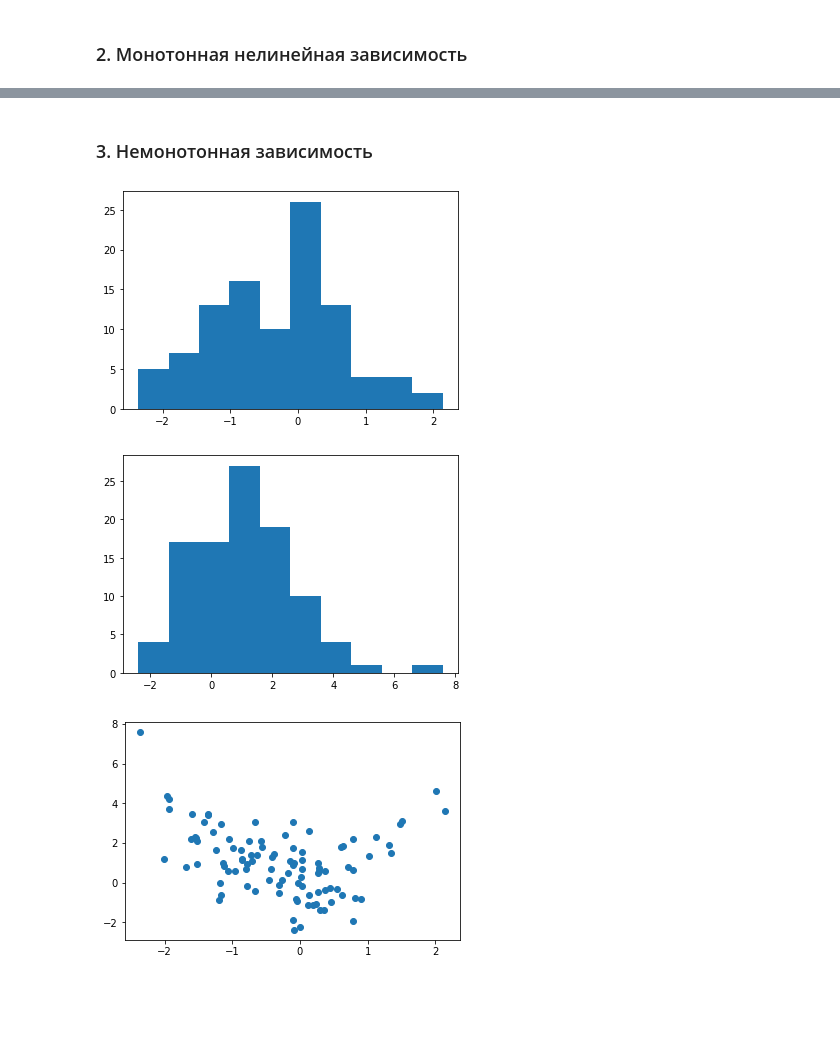
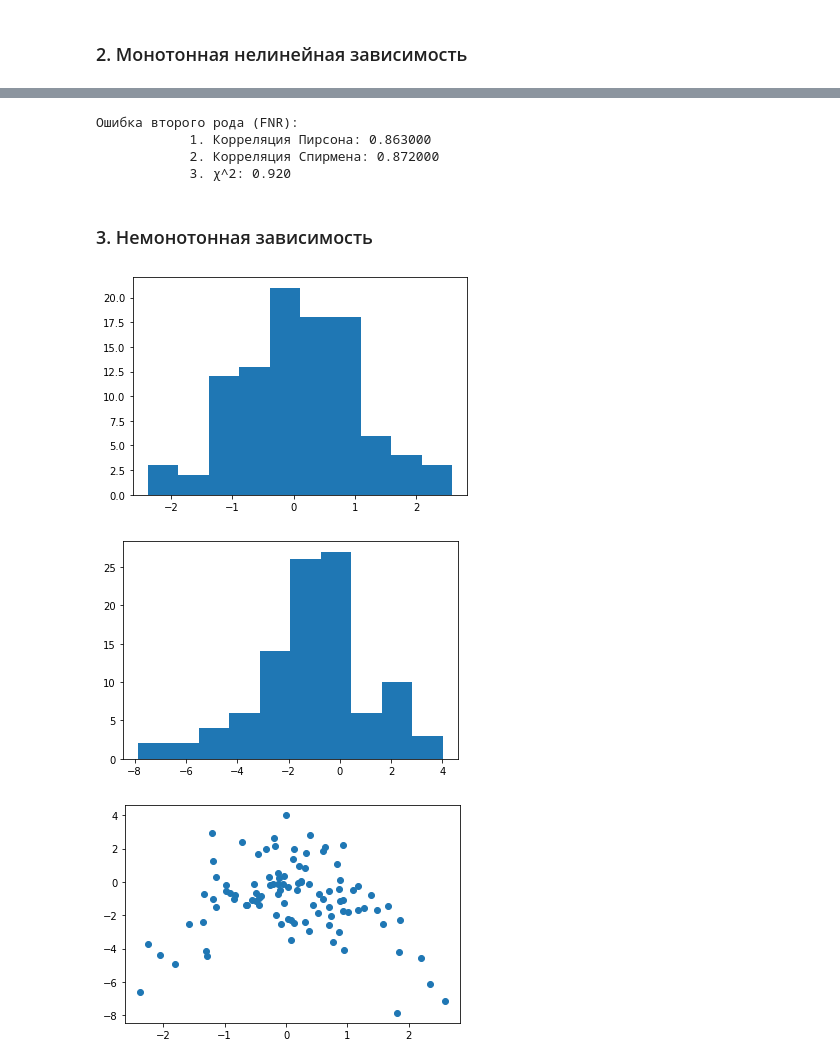
Before and after one commit to JacKira/StatisticDataAnalyze, a Jupyter notebook: Chi_MAtrix/HW3_updated.ipynb, the cells around one changed output, grey strips where cells are left out. Cells and saved outputs as stored; diff of their text form; code cells hidden in the pictures; blank space fills up the shorter version.

```diff
--- a/Chi_MAtrix/HW3_updated.ipynb
+++ b/Chi_MAtrix/HW3_updated.ipynb
@@ -53,17 +134,47 @@ plt.scatter(x, y);
+# %%
+np.random.seed(42)
+negatives_corr_pearson = 0
+negatives_spearman = 0
+negatives_chi_square = 0
+alpha = 0.05
+
+n = 1000 # размер выборки
+n_tests = 1000 # количество повторений теста
+
+left_border, right_border = stats.t.ppf(alpha/2, df=n-2), stats.t.ppf(1-alpha/2, df=n-2)
+
+for i in range(n_tests):
+    # генерация выборок
+    x = stats.uniform(-5, 10).rvs(n)
+    noise  = stats.norm(0,5).rvs(x.size)
+    y_clear = 1 / (1 + np.exp(1-x))
+    y = y_clear + noise
+
+    negatives_corr_pearson += is_negative_corr_pearson(x, y, l=left_border, r=right_border)
+    negatives_spearman += is_negative_spearman(x, y, alpha=alpha)
+    negatives_chi_square += is_negative_chi_square(x, y, alpha=alpha)
+print(f'Ошибка второго рода (FNR):\n\t\
+    1. Корреляция Пирсона: {negatives_corr_pearson/n_tests:.6f}\n\t\
+    2. Корреляция Спирмена: {negatives_spearman/n_tests:.6f}\n\t\
+    3. \u03C7^2: {negatives_chi_square/n_tests:.3f}')
+# %% [output]
+Ошибка второго рода (FNR):
+            1. Корреляция Пирсона: 0.863000
+            2. Корреляция Спирмена: 0.872000
+            3. χ^2: 0.920
 # %% [markdown]
 ### 3. Немонотонная зависимость
 # %%
-
 rng = np.random.default_rng()
 x = stats.norm().rvs(100)
-noise  = stats.norm().rvs(x.size)
-y = x**2 + 1.2*noise
+noise  = stats.norm(0, 1.5).rvs(x.size)
+y = -x**2 + noise
 plt.hist(x);
 plt.figure()
 plt.hist(y);
 plt.figure()
 plt.scatter(x, y);
 # %% [output]
-[figure, old version]
+[figure, new version]
-[figure, old version]
+[figure, new version]
-[figure, old version]
+[figure, new version]
```
Also changed, not shown: parts of 18 cells of this notebook, 1 other file.
